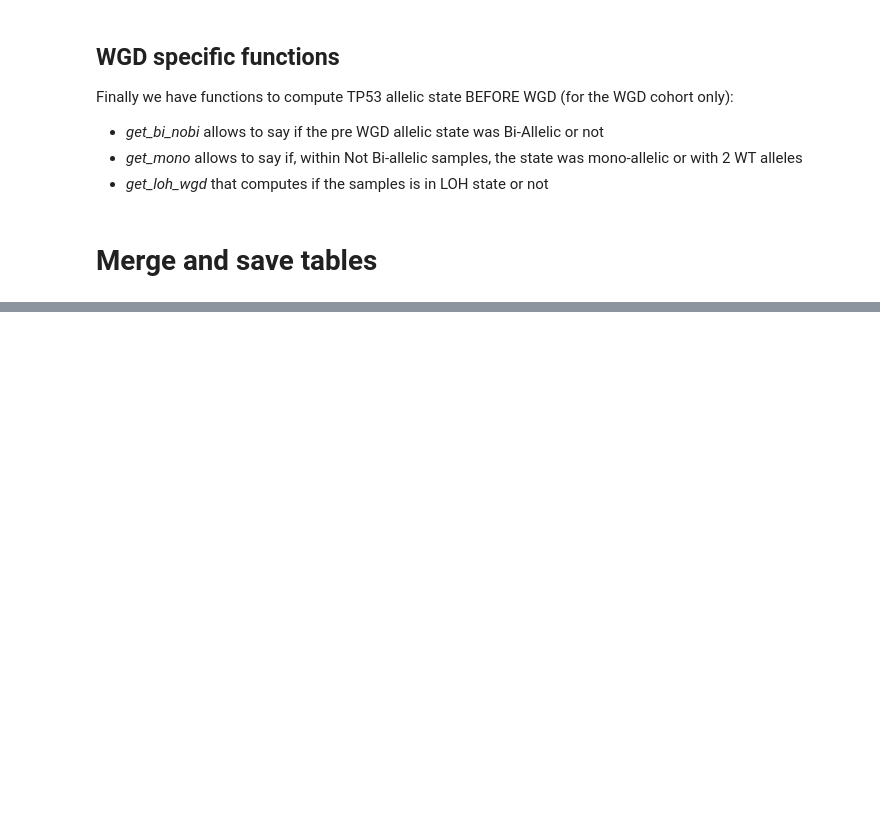
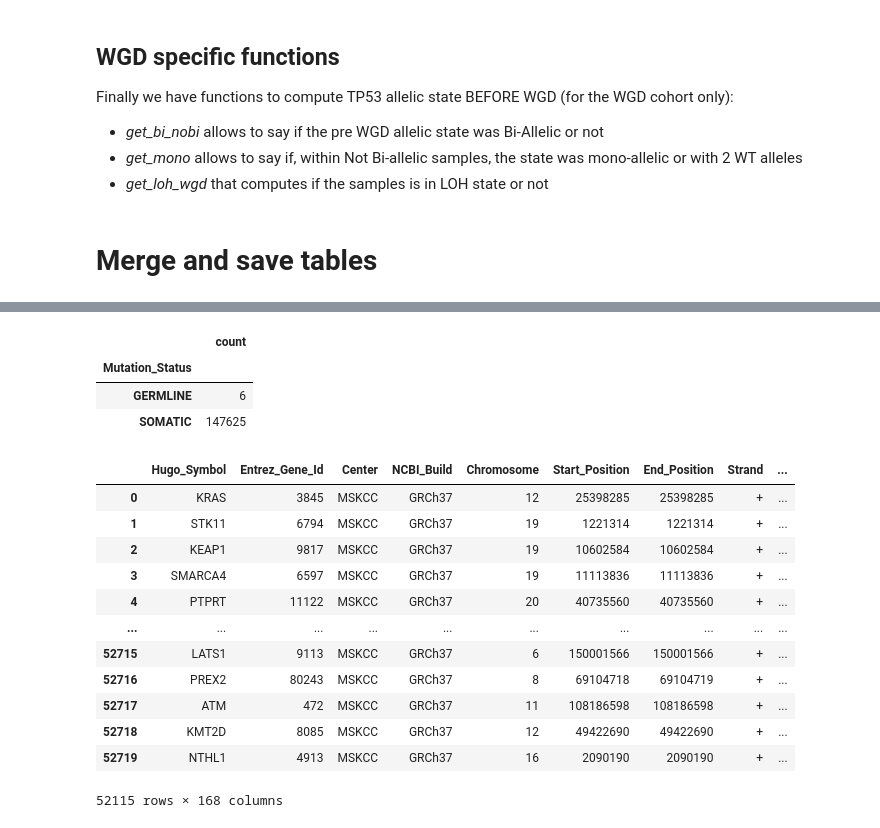
Before and after one commit to emilecohen/mskimpact_tp53_exploration, a Jupyter notebook: analysis/exploratory_analysis/wgd_study/master_creation.ipynb, the cells around one changed output, grey strips where cells are left out. Cells and saved outputs as stored; diff of their text form; code cells hidden in the pictures; blank space fills up the shorter version.

```diff
--- a/analysis/exploratory_analysis/wgd_study/master_creation.ipynb
+++ b/analysis/exploratory_analysis/wgd_study/master_creation.ipynb
@@ -52,16 +52,22 @@ maf_cohort_nowgd = pd.read_csv(data_no_wgd + 'maf_cohort_nowgd.txt', sep='\t').d
 cohort_nowgd = pd.read_csv(data_no_wgd + 'cohort_nowgd.txt', sep='\t').drop('Unnamed: 0', axis=1)
 arm_level_nowgd = pd.read_csv(data_no_wgd + 'arm_level_nowgd.txt', sep='\t').drop('Unnamed: 0', axis=1)
 gene_level_nowgd = pd.read_csv(data_no_wgd + 'gene_level_nowgd.txt', sep='\t').drop('Unnamed: 0', axis=1)
-# %%
-# Creating keys for mutations in maf files
-
-# First we need to create a sample_mut_key to identify duplicated mutations
-maf_cohort_wgd['mut_key'] = maf_cohort_wgd.apply(lambda h: str(h.Chromosome)+'_'+str(h.Start_Position)+'_'+str(h.Reference_Allele)+'_'+str(h.Tumor_Seq_Allele2), axis=1)
-maf_cohort_nowgd['mut_key'] = maf_cohort_nowgd.apply(lambda h: str(h.Chromosome)+'_'+str(h.Start_Position)+'_'+str(h.Reference_Allele)+'_'+str(h.Tumor_Seq_Allele2), axis=1)
-
-# Create a sample key to differentiate duplicates
-maf_cohort_wgd['sample_mut_key'] = maf_cohort_wgd.apply(lambda h: h.Tumor_Sample_Barcode + h.mut_key, axis = 1)
-maf_cohort_nowgd['sample_mut_key'] = maf_cohort_nowgd.apply(lambda h: h.Tumor_Sample_Barcode + h.mut_key, axis = 1)
+# %%
+def removing_germ_na_mut(maf_cohort: pd.DataFrame):
+    '''
+    This function is meant to remove non TP53 GERMLINE mutations from the mafs, to have only SOMATIC mut
+    except for TP53 muts where we allow GERMLINE status.
+    '''
+    maf_cohort_final = maf_cohort[maf_cohort['Mutation_Status'] != 'UNKNOWN']
+
+    key_list = list(maf_cohort_final[maf_cohort_final['Hugo_Symbol'] != 'TP53'][maf_cohort_final['Mutation_Status'] != 'GERMLINE'].sample_mut_key)
+    key_list = key_list + list(maf_cohort_final[maf_cohort_final['Hugo_Symbol'] == 'TP53'].sample_mut_key)
+    maf_cohort_final = maf_cohort_final[maf_cohort_final.sample_mut_key.isin(key_list)]
+
+    return maf_cohort_final
+
+maf_cohort_wgd = removing_germ_na_mut(maf_cohort_wgd)
+maf_cohort_nowgd = removing_germ_na_mut(maf_cohort_nowgd)
 # %%
 # Load clinical data
 clinical_data = pd.read_csv(data_path + 'cbioportal/raw/mskimpact_clinical_data-2.tsv', sep= '\t')
@@ -1152,0 +1187,23 @@ master
+# %%
+get_groupby(new, 'Mutation_Status', 'count')
+# %% [output]
+|  | count |
+| Mutation_Status |  |
+| GERMLINE | 6 |
+| SOMATIC | 147625 |
+# %%
+maf_cohort_wgd
+# %% [output]
+|  | Hugo_Symbol | Entrez_Gene_Id | Center | NCBI_Build | Chromosome | Start_Position | End_Position | Strand | ... |
+| 0 | KRAS | 3845 | MSKCC | GRCh37 | 12 | 25398285 | 25398285 | + | ... |
+| 1 | STK11 | 6794 | MSKCC | GRCh37 | 19 | 1221314 | 1221314 | + | ... |
+| 2 | KEAP1 | 9817 | MSKCC | GRCh37 | 19 | 10602584 | 10602584 | + | ... |
+| 3 | SMARCA4 | 6597 | MSKCC | GRCh37 | 19 | 11113836 | 11113836 | + | ... |
+| 4 | PTPRT | 11122 | MSKCC | GRCh37 | 20 | 40735560 | 40735560 | + | ... |
+| ... | ... | ... | ... | ... | ... | ... | ... | ... | ... |
+| 52715 | LATS1 | 9113 | MSKCC | GRCh37 | 6 | 150001566 | 150001566 | + | ... |
+| 52716 | PREX2 | 80243 | MSKCC | GRCh37 | 8 | 69104718 | 69104719 | + | ... |
+| 52717 | ATM | 472 | MSKCC | GRCh37 | 11 | 108186598 | 108186598 | + | ... |
+| 52718 | KMT2D | 8085 | MSKCC | GRCh37 | 12 | 49422690 | 49422690 | + | ... |
+| 52719 | NTHL1 | 4913 | MSKCC | GRCh37 | 16 | 2090190 | 2090190 | + | ... |
+52115 rows × 168 columns
```
Also changed, not shown: parts of 14 cells of this notebook, 39 other files.
